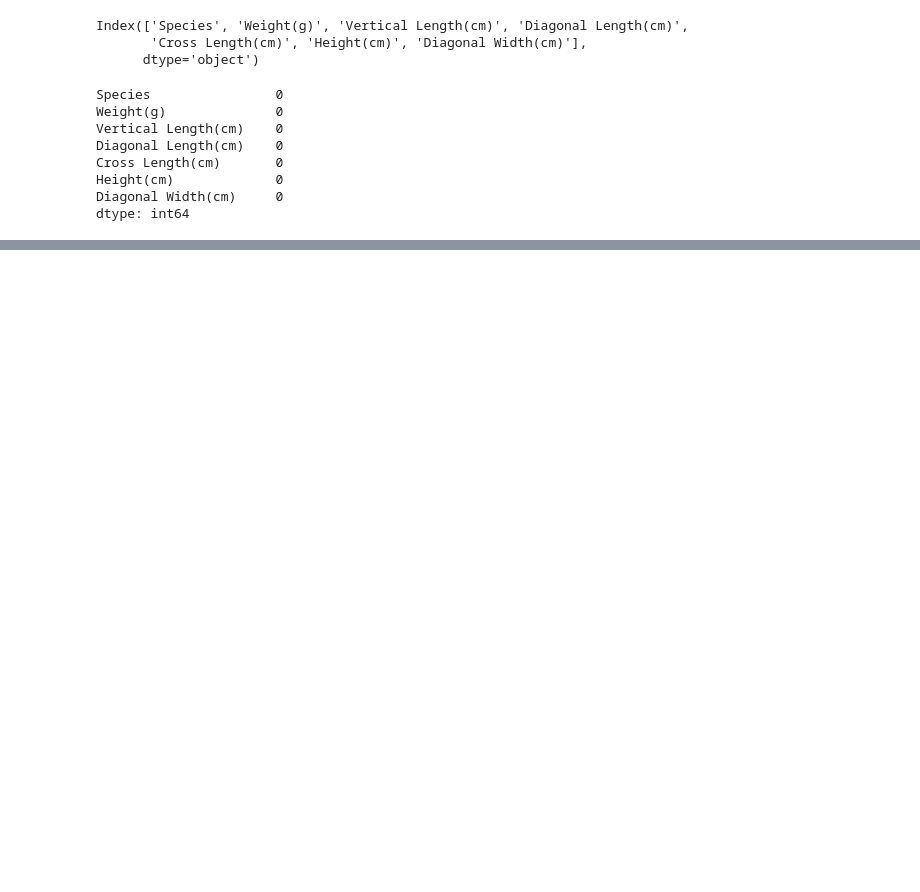
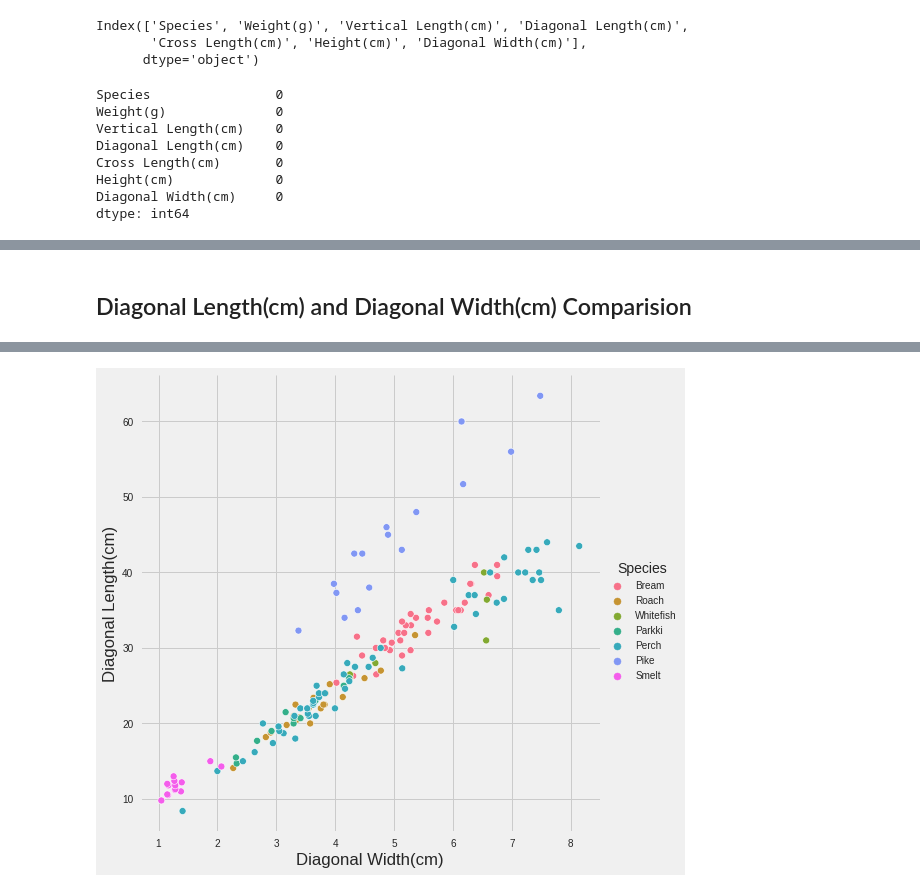
Before and after one commit to NaNdalal-dev/Fish-market, a Jupyter notebook: fish market.ipynb, the cells around one changed output, grey strips where cells are left out. Drawn from its saved outputs; the diff is of its cells as text; code cells hidden in the pictures; blank space fills up the shorter version.

```diff
--- a/fish market.ipynb
+++ b/fish market.ipynb
@@ -23,0 +78,6 @@ dtype: int64
+# %% [markdown]
+##  Diagonal Length(cm) and Diagonal Width(cm) Comparision
+# %%
+sns.relplot(data=df, x='Diagonal Width(cm)',y='Diagonal Length(cm)',height=7,hue='Species')
+plt.show()
+# %% [output]
@@ -23,0 +86 @@ dtype: int64
+[figure, added]
```
Also changed, not shown: parts of 12 cells of this notebook.
